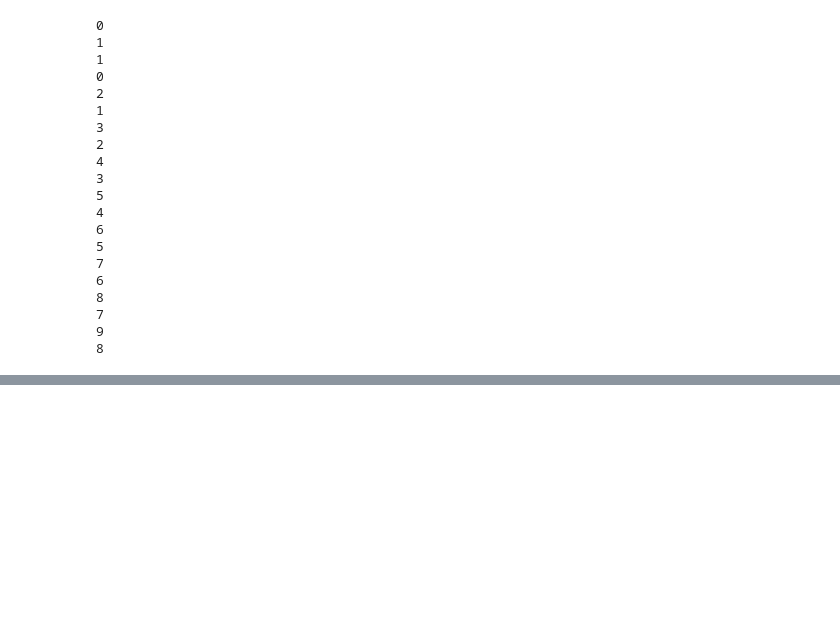
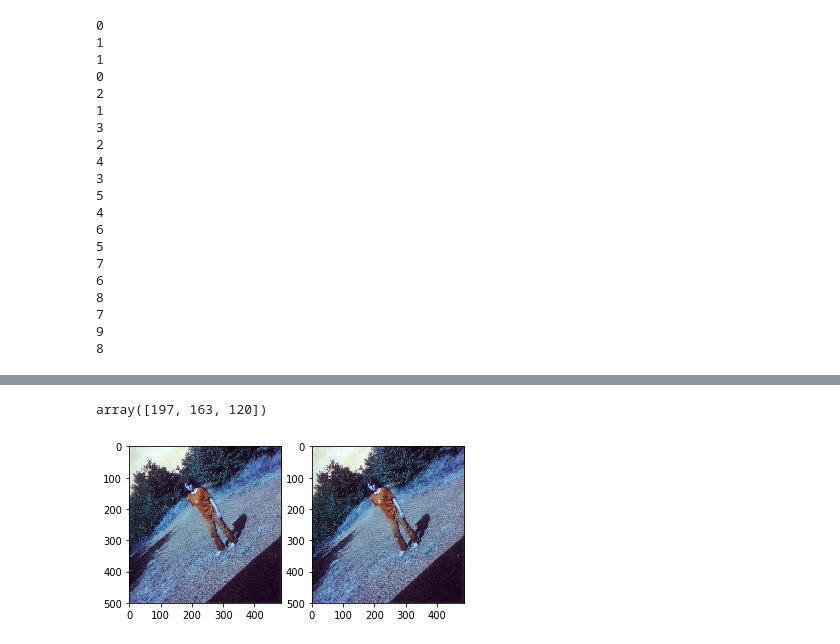
Before and after one commit to amdegroot/ssd.pytorch, a Jupyter notebook: PythonPlayground.ipynb, the cells around one changed output, grey strips where cells are left out. Saved outputs shown, nothing was run; the diff lists cells and outputs as text; code cells hidden in the pictures; blank space fills up the shorter version.

```diff
--- a/PythonPlayground.ipynb
+++ b/PythonPlayground.ipynb
@@ -58,0 +93,18 @@ for index in np.arange(10):
+# %%
+a=[197,163,120]
+a=np.array(a)
+a
+# %% [output]
+array([197, 163, 120])
+# %%
+a=cv2.imread('/home/mk/data/VOCdevkit/VOC2012/JPEGImages/2007_000027.jpg')
+a
+plt.figure('newfig')
+plt.subplot(121)
+plt.imshow(a)
+b=a.astype(np.float32)/a.max()
+plt.subplot(122)
+plt.imshow(b)
+plt.show()
+# %% [output]
+[figure, added]
```
Also changed, not shown: parts of 6 cells of this notebook, 16 other files.
